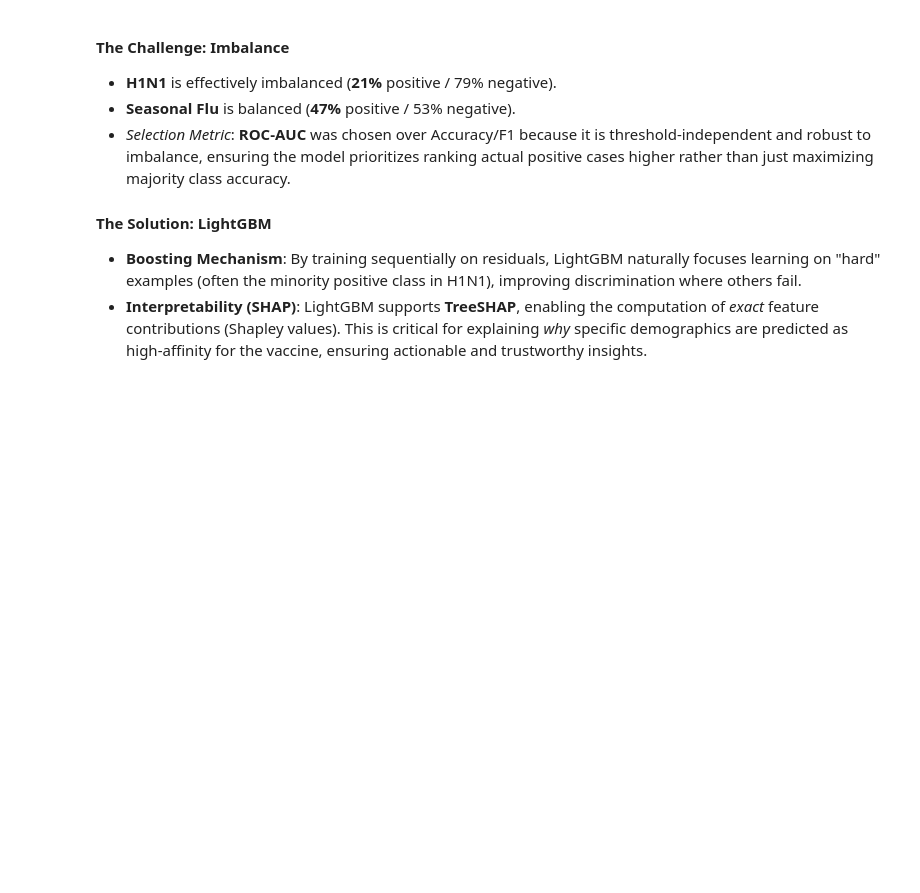
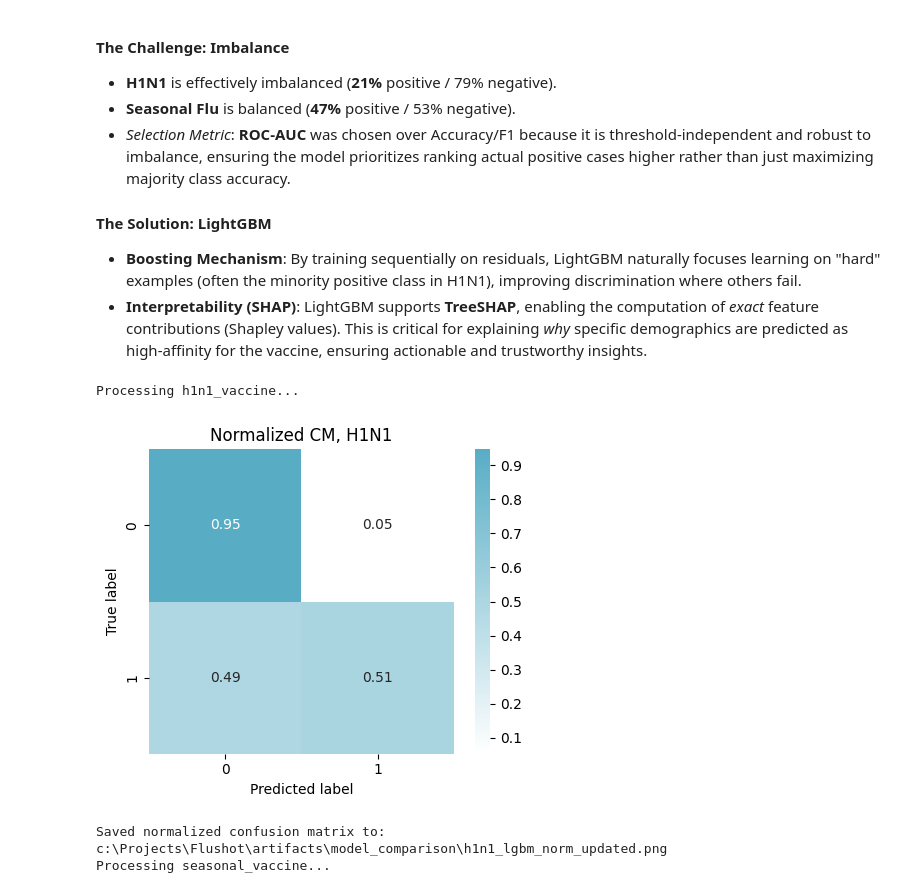
Before and after one commit to sergiimakhin/flu-vaccination-project, a Jupyter notebook: notebooks/model_selection.ipynb, the cells around one changed output. Saved outputs shown, nothing was run; the diff lists cells and outputs as text; code cells hidden in the pictures; blank space fills up the shorter version.

```diff
--- a/notebooks/model_selection.ipynb
+++ b/notebooks/model_selection.ipynb
@@ -183,3 +184,83 @@ We evaluated three distinct architectures to identify the optimal model:
 #### The Solution: LightGBM
 *   **Boosting Mechanism**: By training sequentially on residuals, LightGBM naturally focuses learning on "hard" examples (often the minority positive class in H1N1), improving discrimination where others fail.
 *   **Interpretability (SHAP)**: LightGBM supports **TreeSHAP**, enabling the computation of *exact* feature contributions (Shapley values). This is critical for explaining *why* specific demographics are predicted as high-affinity for the vaccine, ensuring actionable and trustworthy insights.
+# %%
+# Adjust the confusion matrix color palette and titles
+
+from matplotlib.colors import LinearSegmentedColormap
+import matplotlib.pyplot as plt
+import seaborn as sns
+from sklearn.metrics import confusion_matrix
+from lightgbm import LGBMClassifier
+
+# Define the custom configuration for the plots
+cm_config = {
+    "h1n1_vaccine": {
+        "color": "#58ADC5",
+        "title": "Normalized CM, H1N1",
+        "filename": "h1n1_lgbm_norm_updated.png"
+    },
+    "seasonal_vaccine": {
+        "color": "#EA5B25",
+        "title": "Normalized CM, Seasonal Flu",
+        "filename": "seasonal_lgbm_norm_updated.png"
+    }
+}
+
+# Ensure the output directory exists
+# ARTIFACTS_COMPARISON is defined in the notebook setup
+ARTIFACTS_COMPARISON.mkdir(parents=True, exist_ok=True)
+
+# Loop through each target to train the best model (LightGBM) and generate the plot
+for target in TARGET_COLS:
+    print(f"Processing {target}...")
+
+    # 1. Select the specific target data
+    y_train_curr = y_train[target]
+    y_val_curr = y_val[target]
+
+    # 2. Retrain the LightGBM model (Best Model)
+    # Re-initializing to ensure a fresh fit for each target
+    # Using parameters consistent with the notebook's LightGBM configuration
+    model = LGBMClassifier(n_estimators=100, random_state=42, verbose=-1)
+    model.fit(X_train, y_train_curr)
+
+    # 3. Predict on validation set
+    y_pred = model.predict(X_val)
+
+    # 4. Compute Normalized Confusion Matrix
+    # normalize='true' normalizes over the true labels (rows)
+    cm_norm = confusion_matrix(y_val_curr, y_pred, normalize='true')
+
+    # 5. Create Custom Colormap (White -> Target Color)
+    target_config = cm_config[target]
+    custom_cmap = LinearSegmentedColormap.from_list(
+        f"cmap_{target}", ["#ffffff", target_config["color"]]
+    )
+
+    # 6. Plot
+    plt.figure(figsize=(5, 4))
+    sns.heatmap(
+        cm_norm,
+        annot=True,
+        fmt=".2f",
+        cmap=custom_cmap,
+        cbar=True,
+        square=True
+    )
+
+    plt.title(target_config["title"], fontsize=12)
+    plt.ylabel('True label')
+    plt.xlabel('Predicted label')
+    plt.tight_layout()
+
+    # 7. Save
+    save_path = ARTIFACTS_COMPARISON / target_config["filename"]
+    plt.savefig(save_path, dpi=300)
+    plt.show()
+    print(f"Saved normalized confusion matrix to: {save_path}")
+# %% [output]
+Processing h1n1_vaccine...
+[figure, added]
+Saved normalized confusion matrix to: c:\Projects\Flushot\artifacts\model_comparison\h1n1_lgbm_norm_updated.png
+Processing seasonal_vaccine...
```
Also changed, not shown: parts of 2 cells of this notebook, 8 other files.
